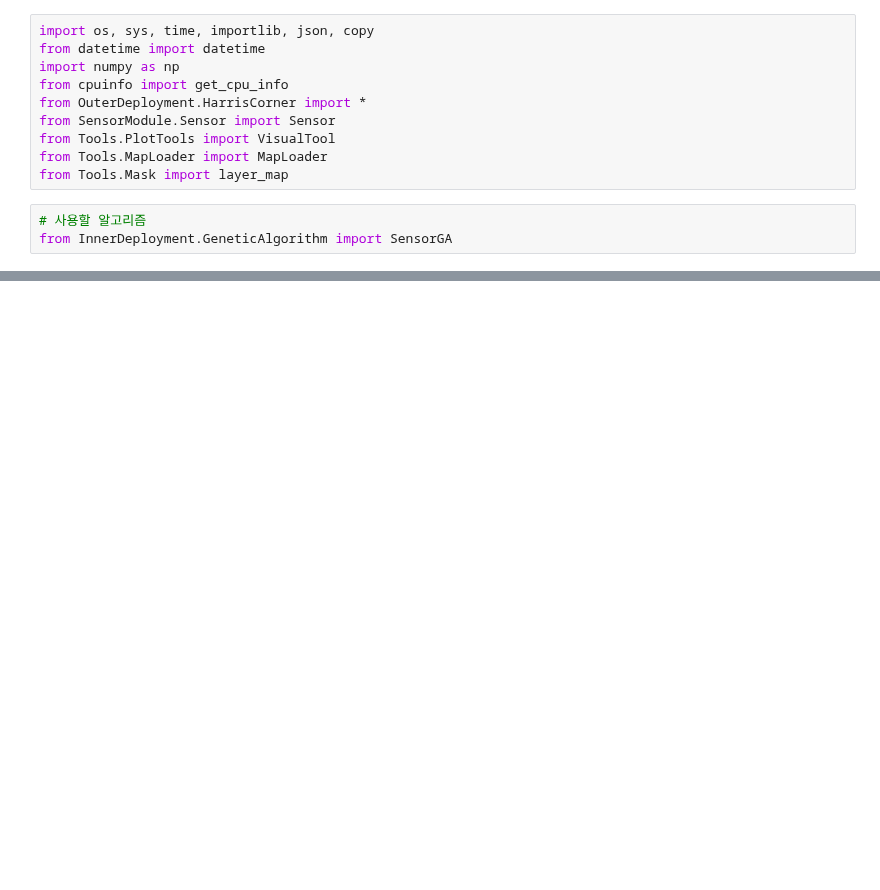
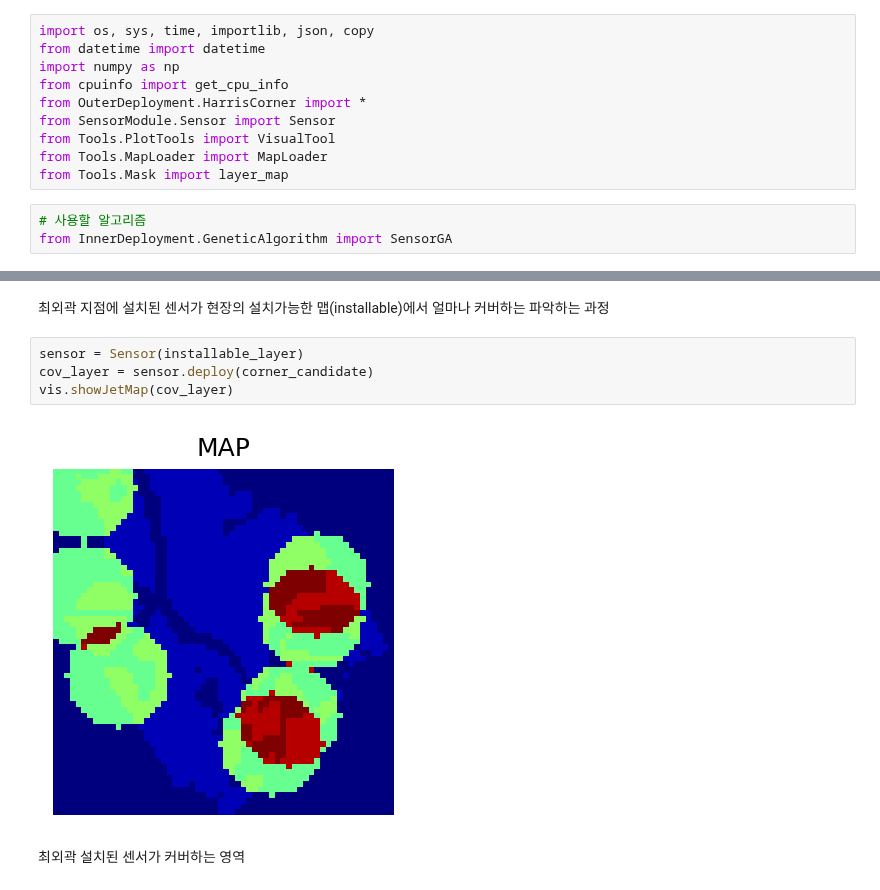
Before and after one commit to yutakseo/SensorDeployment_Optimizer, a Jupyter notebook: test.ipynb, the cells around one changed output, grey strips where cells are left out. Saved outputs shown, nothing was run; the diff lists cells and outputs as text; blank space fills up the shorter version.

```diff
--- a/test.ipynb
+++ b/test.ipynb
@@ -45,0 +69,10 @@ vis.showJetMap(jobsite_layer)
+# %% [markdown]
+최외곽 지점에 설치된 센서가 현장의 설치가능한 맵(installable)에서 얼마나 커버하는 파악하는 과정
+# %%
+sensor = Sensor(installable_layer)
+cov_layer = sensor.deploy(corner_candidate)
+vis.showJetMap(cov_layer)
+# %% [output]
+[figure, added]
+# %% [markdown]
+최외곽 설치된 센서가 커버하는 영역
```
Also changed, not shown: parts of 18 cells of this notebook, 3 other files.
